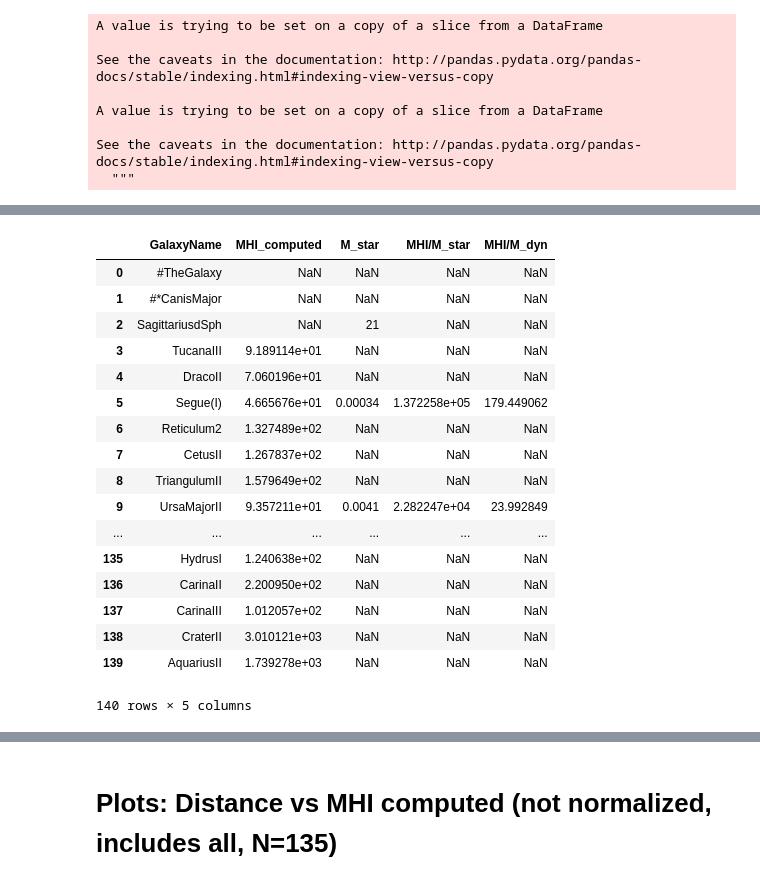
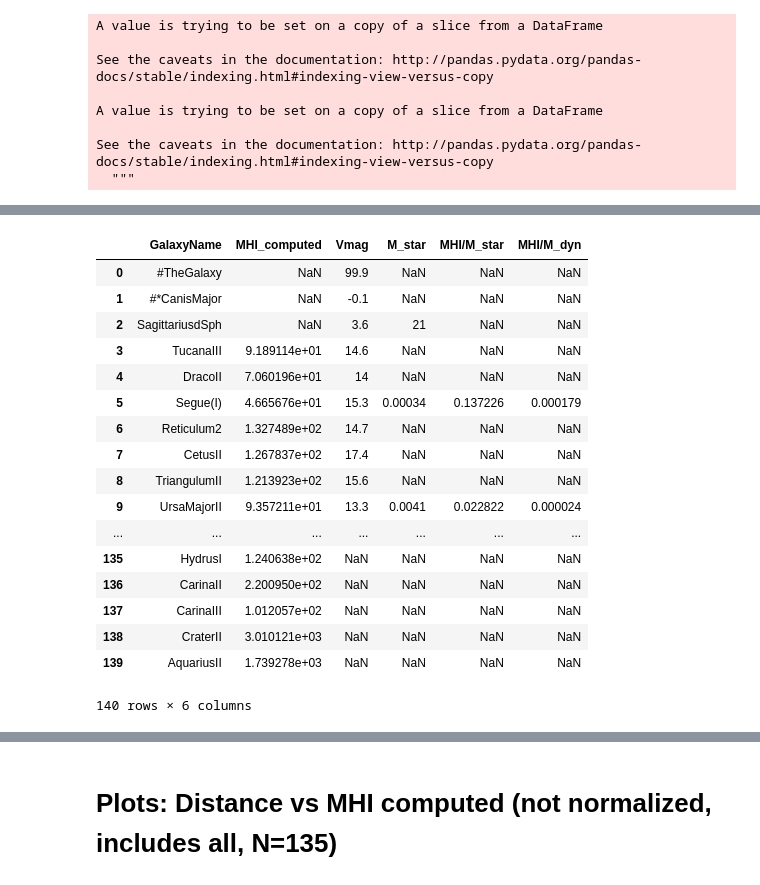
Before and after one commit to janagrc/HIdwarflimits, a Jupyter notebook: HI_Limits.ipynb, the cells around one changed output, grey strips where cells are left out. Drawn from its saved outputs; the diff is of its cells as text; code cells hidden in the pictures.

```diff
--- a/HI_Limits.ipynb
+++ b/HI_Limits.ipynb
@@ -396,10 +397,10 @@ for i, row in gals_merged.iterrows():
 
     for q, row in add_hi4pi.iterrows():
         if (add_hi4pi['GalaxyName'][q] == gals_merged['GalaxyName'][i]):
-            if ((add_hi4pi['med_std_30arcmin(K)'][q]*5*0.6*10*2.36E5*(gals_merged['dist_mpc'][i]*gals_merged['dist_mpc'][i])) < gals_merged['MHI_computed'][i]):
-                gals_merged.loc[gals_merged['GalaxyName'] == add_hi4pi['GalaxyName'][q], '1sigma_HUU'] = add_hi4pi['med_std_30arcmin(K)'][q]
-                gals_merged.loc[gals_merged['GalaxyName'] == add_hi4pi['GalaxyName'][q], 'HUU'] = add_hi4pi['med_std_30arcmin(K)'][q]*5*0.6*10*2.36E5*(gals_merged['dist_mpc'][i]*gals_merged['dist_mpc'][i])
-                print("HUU_ADD",add_hi4pi['GalaxyName'][q],gals_merged['GalaxyName'][i],gals_merged['HUU'][i])
+            #if ((add_hi4pi['med_std_30arcmin(K)'][q]*5*0.6*10*2.36E5*(gals_merged['dist_mpc'][i]*gals_merged['dist_mpc'][i])) < gals_merged['MHI_computed'][i]):
+            gals_merged.loc[gals_merged['GalaxyName'] == add_hi4pi['GalaxyName'][q], '1sigma_HUU'] = add_hi4pi['med_std_30arcmin(K)'][q]
+            gals_merged.loc[gals_merged['GalaxyName'] == add_hi4pi['GalaxyName'][q], 'HUU'] = add_hi4pi['med_std_30arcmin(K)'][q]*5*0.6*10*2.36E5*(gals_merged['dist_mpc'][i]*gals_merged['dist_mpc'][i])
+            print("HUU_ADD",add_hi4pi['GalaxyName'][q],gals_merged['GalaxyName'][i],gals_merged['HUU'][i])
 
     if((gals_merged['MHI'][i] != 99.90) & (gals_merged['MHI'][i] != 0) & (gals_merged['MHI'][i] != np.nan) & (gals_merged['Data'][i] == 'x') & (gals_merged['GalaxyName'][i] not in ['Sculptor','Fornax'])):
         gals_merged.loc[gals_merged['GalaxyName'] == gals_merged['GalaxyName'][i], 'LIT'] = (gals_merged['MHI'][i])*1000000
@@ -504,7 +505,7 @@ for i, row in gals_merged.iterrows():
         print(gals_merged['GalaxyName'][i],'HNV')
 
 
-    if((gals_merged['MHI'][i] != 99.90) & (gals_merged['MHI'][i] != 0) & (gals_merged['MHI'][i] != np.nan) & (gals_merged['Data'][i] == 'x') & (gals_merged['GalaxyName'][i] not in ['Sculptor','Fornax'])):
+    if((gals_merged['MHI'][i] != 99.90) & (gals_merged['MHI'][i] != 0) & (gals_merged['MHI'][i] != np.nan) & (gals_merged['Data'][i] == 'x') & (gals_merged['GalaxyName'][i] not in ['Sculptor','Fornax','Phoenix'])):
         gals_merged.loc[gals_merged['GalaxyName'] == gals_merged['GalaxyName'][i], 'MHI_computed'] = (gals_merged['MHI'][i])*1000000
         gals_merged.loc[gals_merged['GalaxyName'] == gals_merged['GalaxyName'][i], 'MHI_source'] = 'Literature'
         gals_merged.loc[gals_merged['GalaxyName'] == gals_merged['GalaxyName'][i], 'MHI_type'] = 'detected_mass'
@@ -602,7 +606,7 @@ gals_merged['MHI/M_star'] = np.nan
 for i, row in gals_merged.iterrows():
     if(gals_merged['M_star'][i] == '---'):
         gals_merged['M_star'][i] = np.nan
-    gals_merged['MHI/M_star'][i] = gals_merged['MHI_computed'][i]/pd.to_numeric(gals_merged['M_star'][i])
+    gals_merged['MHI/M_star'][i] = gals_merged['MHI_computed'][i]/(pd.to_numeric(gals_merged['M_star'][i])*1000000)
 # %% [output]
 A value is trying to be set on a copy of a slice from a DataFrame
 
@@ -618,7 +622,7 @@ gals_merged['MHI/M_dyn'] = np.nan
 for i, row in gals_merged.iterrows():
     if(gals_merged['M_dyn_r_h'][i] == '---'):
         gals_merged['M_dyn_r_h'][i] = np.nan
-    gals_merged['MHI/M_dyn'][i] = gals_merged['MHI_computed'][i]/pd.to_numeric(gals_merged['M_dyn_r_h'][i])
+    gals_merged['MHI/M_dyn'][i] = gals_merged['MHI_computed'][i]/(pd.to_numeric(gals_merged['M_dyn_r_h'][i])*1000000)
 # %% [output]
 A value is trying to be set on a copy of a slice from a DataFrame
 
@@ -631,21 +669,21 @@ See the caveats in the documentation: http://pandas.pydata.org/pandas-docs/stabl
 # %%
-gals_merged[['GalaxyName','MHI_computed','M_star','MHI/M_star','MHI/M_dyn']]
+gals_merged[['GalaxyName','MHI_computed','Vmag','M_star','MHI/M_star','MHI/M_dyn']]
 # %% [output]
-|  | GalaxyName | MHI_computed | M_star | MHI/M_star | MHI/M_dyn |
-| 0 | #TheGalaxy | NaN | NaN | NaN | NaN |
-| 1 | #*CanisMajor | NaN | NaN | NaN | NaN |
-| 2 | SagittariusdSph | NaN | 21 | NaN | NaN |
-| 3 | TucanaIII | 9.189114e+01 | NaN | NaN | NaN |
-| 4 | DracoII | 7.060196e+01 | NaN | NaN | NaN |
-| 5 | Segue(I) | 4.665676e+01 | 0.00034 | 1.372258e+05 | 179.449062 |
-| 6 | Reticulum2 | 1.327489e+02 | NaN | NaN | NaN |
-| 7 | CetusII | 1.267837e+02 | NaN | NaN | NaN |
-| 8 | TriangulumII | 1.579649e+02 | NaN | NaN | NaN |
-| 9 | UrsaMajorII | 9.357211e+01 | 0.0041 | 2.282247e+04 | 23.992849 |
-| ... | ... | ... | ... | ... | ... |
-| 135 | HydrusI | 1.240638e+02 | NaN | NaN | NaN |
-| 136 | CarinaII | 2.200950e+02 | NaN | NaN | NaN |
-| 137 | CarinaIII | 1.012057e+02 | NaN | NaN | NaN |
-| 138 | CraterII | 3.010121e+03 | NaN | NaN | NaN |
-| 139 | AquariusII | 1.739278e+03 | NaN | NaN | NaN |
+|  | GalaxyName | MHI_computed | Vmag | M_star | MHI/M_star | MHI/M_dyn |
+| 0 | #TheGalaxy | NaN | 99.9 | NaN | NaN | NaN |
+| 1 | #*CanisMajor | NaN | -0.1 | NaN | NaN | NaN |
+| 2 | SagittariusdSph | NaN | 3.6 | 21 | NaN | NaN |
+| 3 | TucanaIII | 9.189114e+01 | 14.6 | NaN | NaN | NaN |
+| 4 | DracoII | 7.060196e+01 | 14 | NaN | NaN | NaN |
+| 5 | Segue(I) | 4.665676e+01 | 15.3 | 0.00034 | 0.137226 | 0.000179 |
+| 6 | Reticulum2 | 1.327489e+02 | 14.7 | NaN | NaN | NaN |
+| 7 | CetusII | 1.267837e+02 | 17.4 | NaN | NaN | NaN |
+| 8 | TriangulumII | 1.213923e+02 | 15.6 | NaN | NaN | NaN |
+| 9 | UrsaMajorII | 9.357211e+01 | 13.3 | 0.0041 | 0.022822 | 0.000024 |
+| ... | ... | ... | ... | ... | ... | ... |
+| 135 | HydrusI | 1.240638e+02 | NaN | NaN | NaN | NaN |
+| 136 | CarinaII | 2.200950e+02 | NaN | NaN | NaN | NaN |
+| 137 | CarinaIII | 1.012057e+02 | NaN | NaN | NaN | NaN |
+| 138 | CraterII | 3.010121e+03 | NaN | NaN | NaN | NaN |
+| 139 | AquariusII | 1.739278e+03 | NaN | NaN | NaN | NaN |
-140 rows × 5 columns
+140 rows × 6 columns
```
Also changed, not shown: parts of 21 cells of this notebook, 5 other files.
